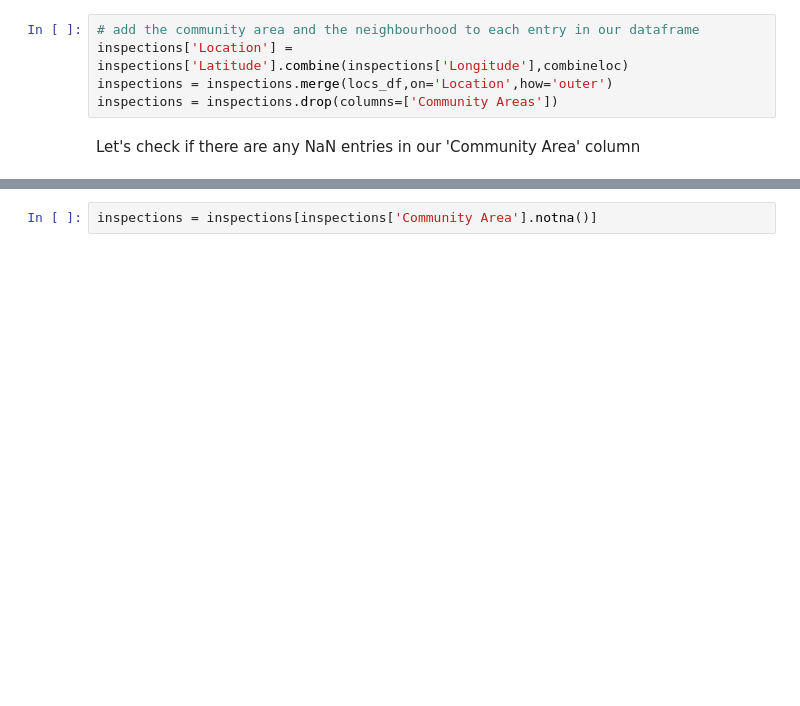
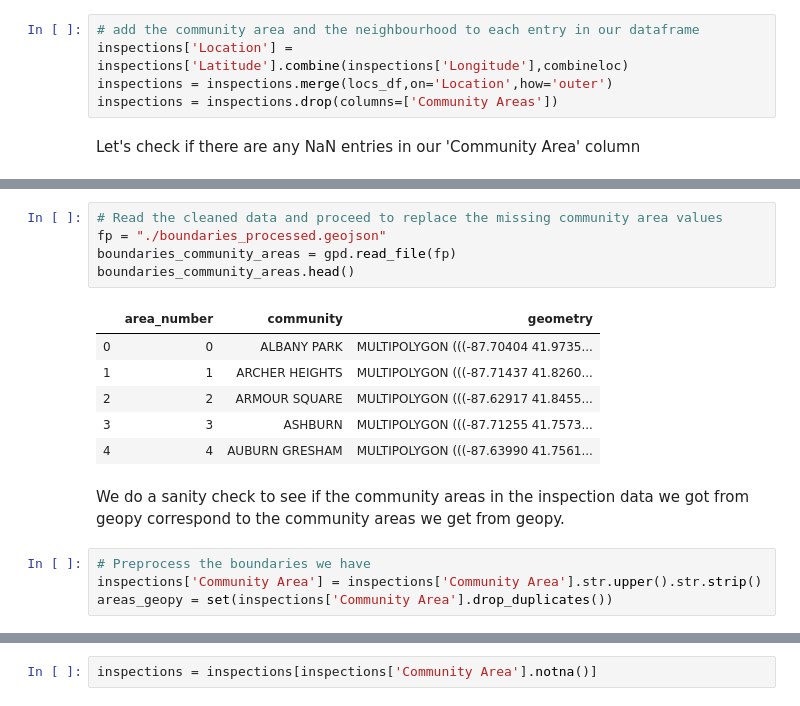
Before and after one commit to aaag97/ada-2019-project-databusters, a Jupyter notebook: Data Cleaning.ipynb, the cells around one changed output, grey strips where cells are left out. Saved outputs shown, nothing was run; the diff lists cells and outputs as text; blank space fills up the shorter version.

Commit message:
done with data cleaning

```diff
--- a/Data Cleaning.ipynb
+++ b/Data Cleaning.ipynb
@@ -250,0 +273,18 @@ print('{}% of rows don\'t have missing Community Areas'.format(100 * (1 - inspec
+# %%
+# Read the cleaned data and proceed to replace the missing community area values
+fp = "./boundaries_processed.geojson"
+boundaries_community_areas = gpd.read_file(fp)
+boundaries_community_areas.head()
+# %% [output]
+|  | area_number | community | geometry |
+| 0 | 0 | ALBANY PARK | MULTIPOLYGON (((-87.70404 41.9735... |
+| 1 | 1 | ARCHER HEIGHTS | MULTIPOLYGON (((-87.71437 41.8260... |
+| 2 | 2 | ARMOUR SQUARE | MULTIPOLYGON (((-87.62917 41.8455... |
+| 3 | 3 | ASHBURN | MULTIPOLYGON (((-87.71255 41.7573... |
+| 4 | 4 | AUBURN GRESHAM | MULTIPOLYGON (((-87.63990 41.7561... |
+# %% [markdown]
+We do a sanity check to see if the community areas in the inspection data we got from geopy correspond to the community areas we get from geopy.
+# %%
+# Preprocess the boundaries we have
+inspections['Community Area'] = inspections['Community Area'].str.upper().str.strip()
+areas_geopy = set(inspections['Community Area'].drop_duplicates())
```
Also changed, not shown: parts of 48 cells of this notebook.
